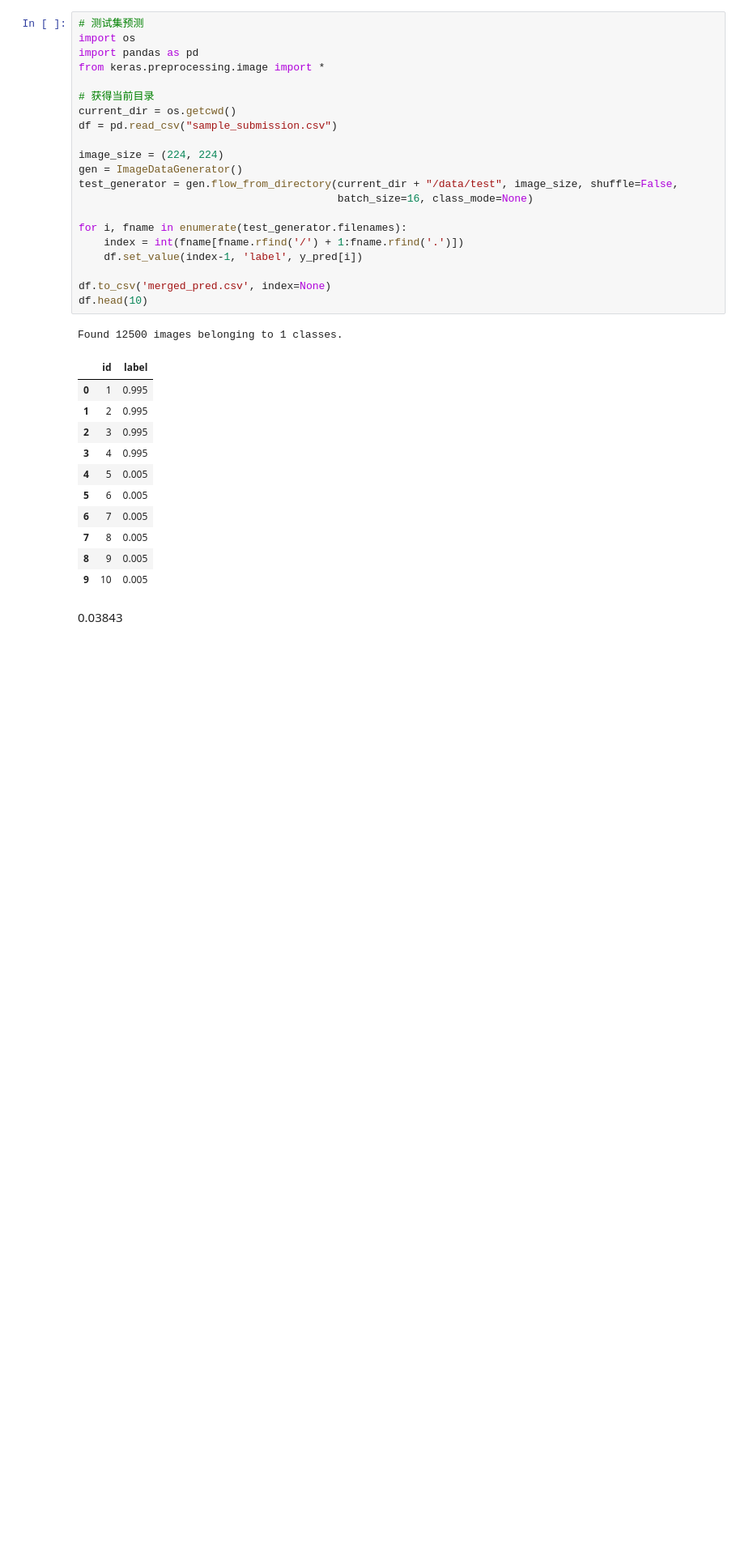
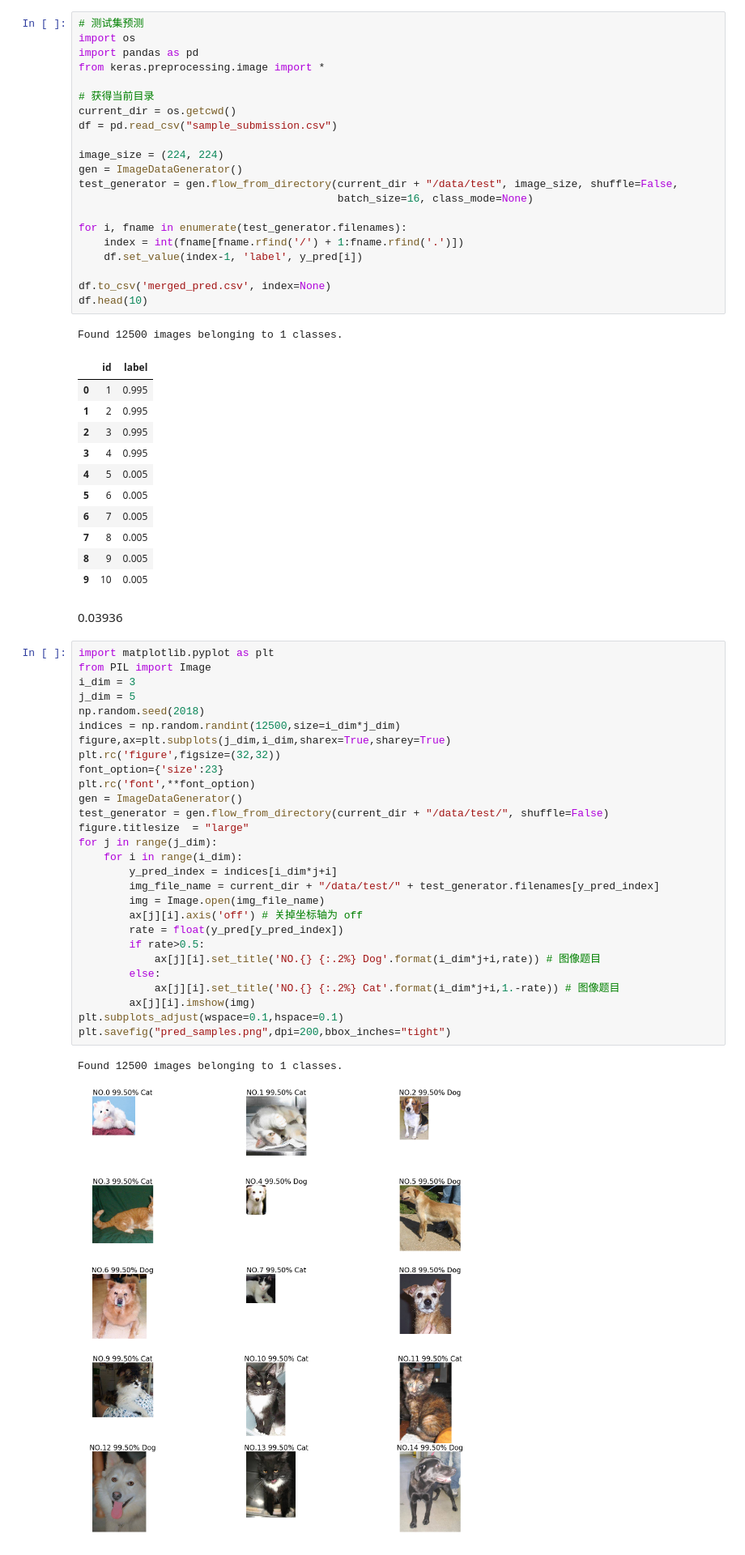
Before and after one commit to gyhkevin/udacity-ML-2, a Jupyter notebook: p7/dogs-vs-cats/kaggle_train.ipynb, the cells around one changed output. Shown at 81% size. Saved outputs shown, nothing was run; the diff lists cells and outputs as text; blank space fills up the shorter version.

```diff
--- a/p7/dogs-vs-cats/kaggle_train.ipynb
+++ b/p7/dogs-vs-cats/kaggle_train.ipynb
@@ -118,4 +118,35 @@ Found 12500 images belonging to 1 classes.
 | 8 | 9 | 0.005 |
 | 9 | 10 | 0.005 |
 # %% [markdown]
-0.03843
+0.03936
+# %%
+import matplotlib.pyplot as plt
+from PIL import Image
+i_dim = 3
+j_dim = 5
+np.random.seed(2018)
+indices = np.random.randint(12500,size=i_dim*j_dim)
+figure,ax=plt.subplots(j_dim,i_dim,sharex=True,sharey=True)
+plt.rc('figure',figsize=(32,32))
+font_option={'size':23}
+plt.rc('font',**font_option)
+gen = ImageDataGenerator()
+test_generator = gen.flow_from_directory(current_dir + "/data/test/", shuffle=False)
+figure.titlesize  = "large"
+for j in range(j_dim):
+    for i in range(i_dim):
+        y_pred_index = indices[i_dim*j+i]
+        img_file_name = current_dir + "/data/test/" + test_generator.filenames[y_pred_index]
+        img = Image.open(img_file_name)
+        ax[j][i].axis('off') # 关掉坐标轴为 off
+        rate = float(y_pred[y_pred_index])
+        if rate>0.5:
+            ax[j][i].set_title('NO.{} {:.2%} Dog'.format(i_dim*j+i,rate)) # 图像题目
+        else:
+            ax[j][i].set_title('NO.{} {:.2%} Cat'.format(i_dim*j+i,1.-rate)) # 图像题目
+        ax[j][i].imshow(img)
+plt.subplots_adjust(wspace=0.1,hspace=0.1)
+plt.savefig("pred_samples.png",dpi=200,bbox_inches="tight")
+# %% [output]
+Found 12500 images belonging to 1 classes.
+[figure, added]
```
Also changed, not shown: 3 other files.
